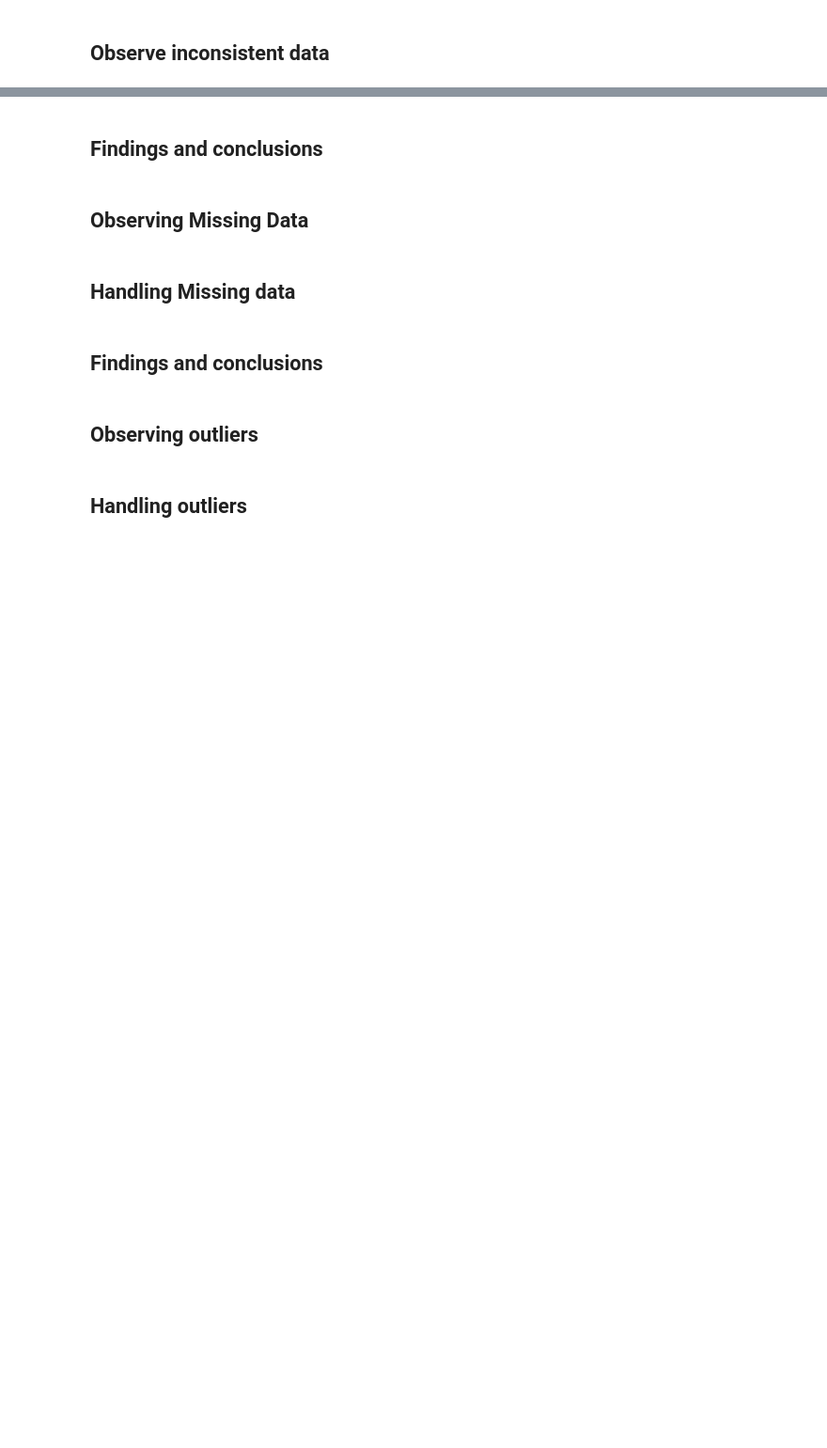
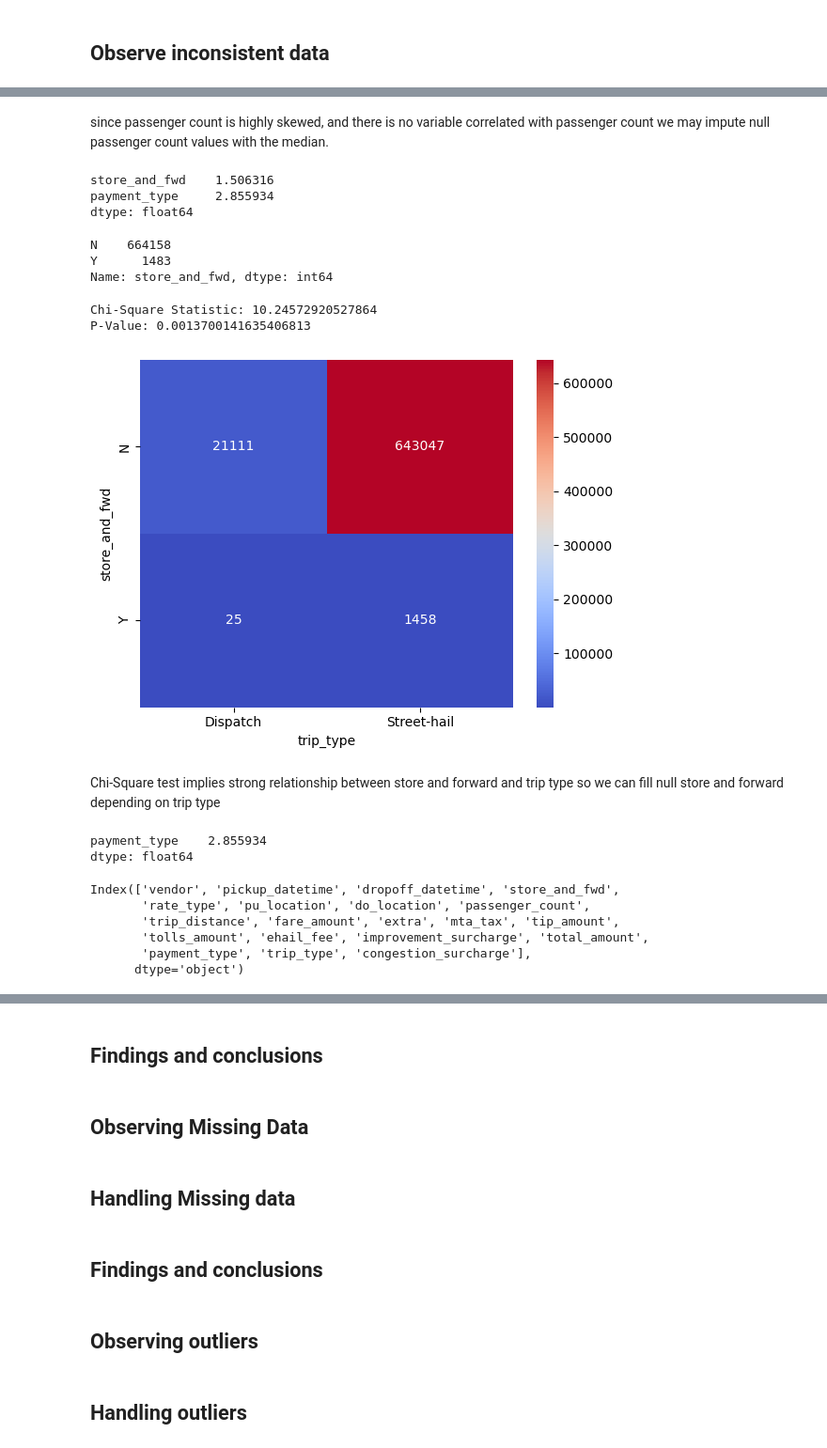
Before and after one commit to Abdullah204/Farecast, a Jupyter notebook: Milestone_1/M1_MET_49-2554_2_8-18.ipynb, the cells around one changed output, grey strips where cells are left out. Shown at 94% size. Cells and saved outputs as stored; diff of their text form; code cells hidden in the pictures; blank space fills up the shorter version.

Commit message:
handle missing values

```diff
--- a/Milestone_1/M1_MET_49-2554_2_8-18.ipynb
+++ b/Milestone_1/M1_MET_49-2554_2_8-18.ipynb
@@ -439,0 +427,3 @@ plt.show()
+# %%
+df.columns = df.columns.str.lower()
+df.columns = df.columns.str.replace(' ', '_')
@@ -439,0 +439,2 @@ plt.show()
+# %%
+df.rename(columns={'lpep_pickup_datetime': 'pickup_datetime', 'lpep_dropoff_datetime': 'dropoff_datetime','store_and_fwd_flag': 'store_and_fwd'}, inplace=True)
@@ -441,0 +462,3 @@ plt.show()
+# %%
+df.drop_duplicates(inplace=True)
+df.shape
@@ -441,0 +525,2 @@ plt.show()
+# %% [markdown]
+since passenger count is highly skewed, and there is no variable correlated with passenger count we may impute null passenger count values with the median.
@@ -441,0 +530,33 @@ plt.show()
+# %%
+sum_null = df_copy.isnull().sum()
+perc_null = df_copy.isnull().sum() / len(df_copy)*100
+perc_null[perc_null>0]
+# %% [output]
+store_and_fwd    1.506316
+payment_type     2.855934
+dtype: float64
+# %%
+df["store_and_fwd"].value_counts()
+# %% [output]
+N    664158
+Y      1483
+Name: store_and_fwd, dtype: int64
+# %%
+from scipy.stats import chi2_contingency
+
+contingency_table = pd.crosstab(df['store_and_fwd'], df['trip_type'])
+
+chi2, p, _, _ = chi2_contingency(contingency_table)
+print("Chi-Square Statistic:", chi2)
+print("P-Value:", p)
+# %% [output]
+Chi-Square Statistic: 10.24572920527864
+P-Value: 0.0013700141635406813
+# %%
+contingency_table = pd.crosstab(df['store_and_fwd'], df['trip_type'])
+sns.heatmap(contingency_table, annot=True, cmap='coolwarm', fmt='g')
+plt.show()
+# %% [output]
+[figure, added]
+# %% [markdown]
+Chi-Square test implies strong relationship between store and forward and trip type so we can fill null store and forward depending on trip type
@@ -441,0 +565,16 @@ plt.show()
+# %%
+sum_null = df_copy.isnull().sum()
+perc_null = df_copy.isnull().sum() / len(df_copy)*100
+perc_null[perc_null>0]
+# %% [output]
+payment_type    2.855934
+dtype: float64
+# %%
+df.columns
+# %% [output]
+Index(['vendor', 'pickup_datetime', 'dropoff_datetime', 'store_and_fwd',
+       'rate_type', 'pu_location', 'do_location', 'passenger_count',
+       'trip_distance', 'fare_amount', 'extra', 'mta_tax', 'tip_amount',
+       'tolls_amount', 'ehail_fee', 'improvement_surcharge', 'total_amount',
+       'payment_type', 'trip_type', 'congestion_surcharge'],
+      dtype='object')
```
Also changed, not shown: parts of 34 cells of this notebook.
